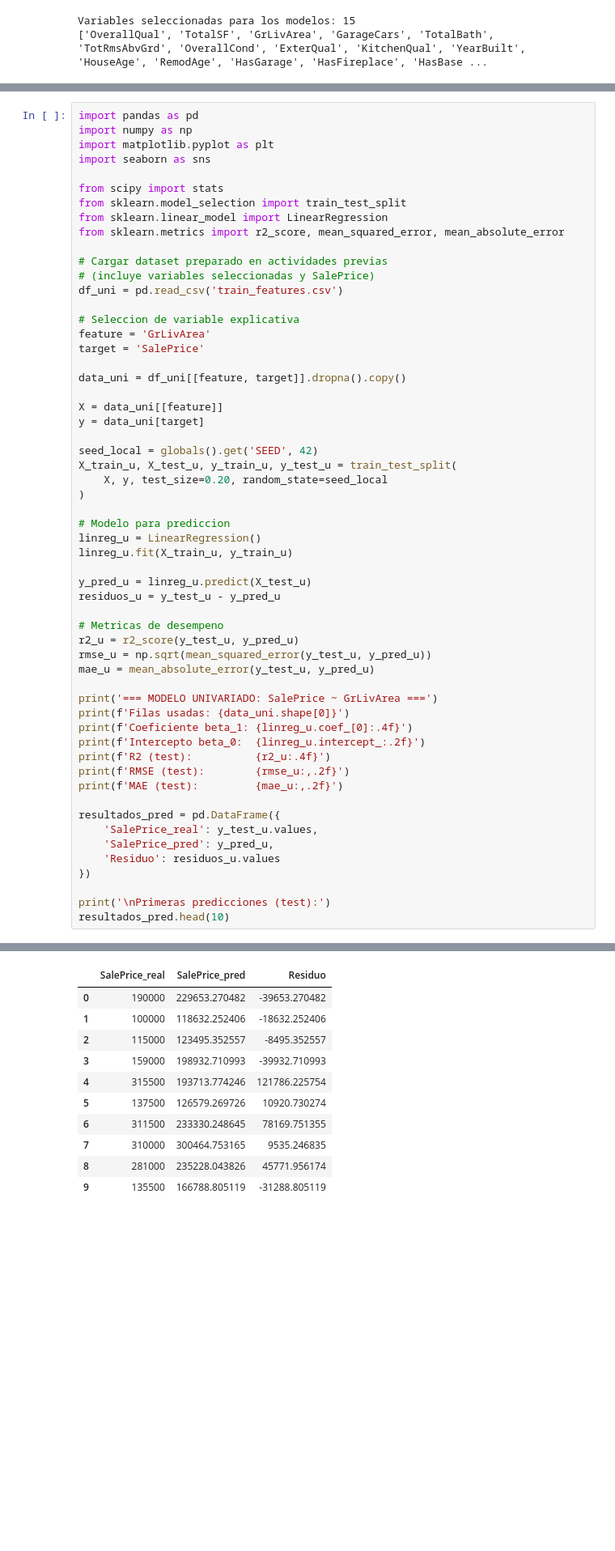
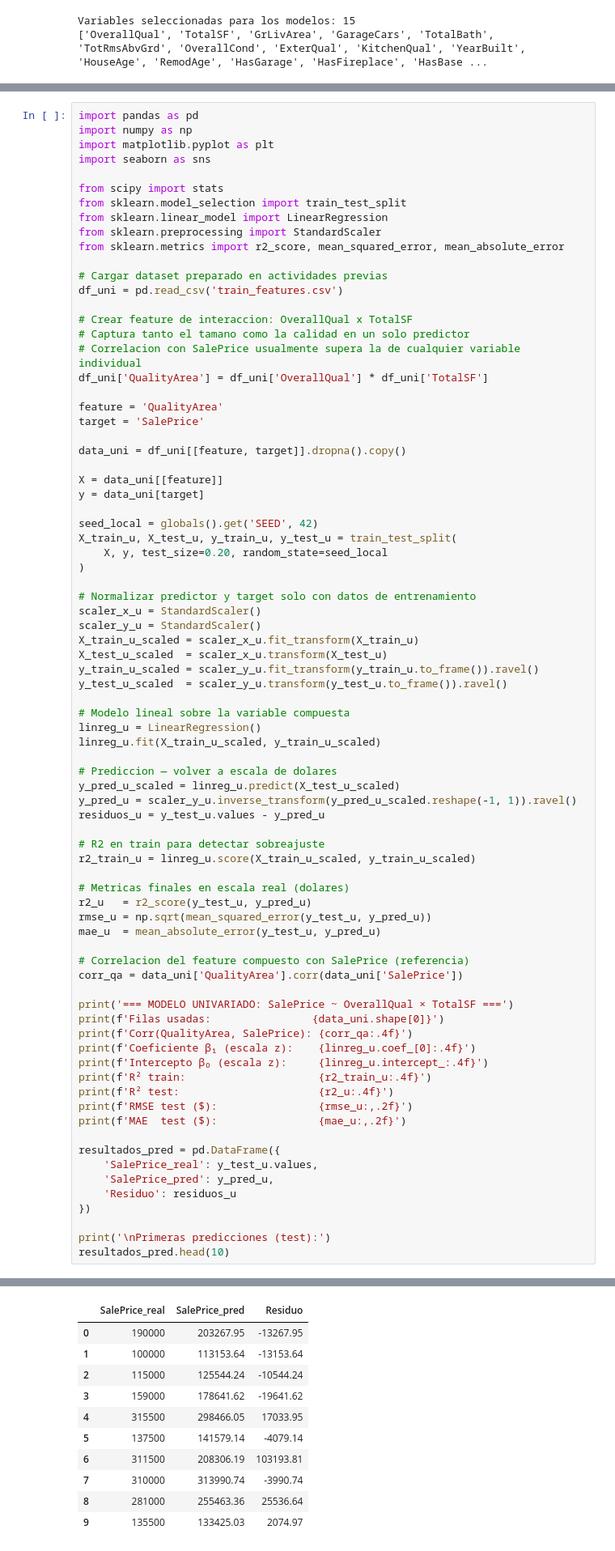
Before and after one commit to erickguerra2/MD-LAB03, a Jupyter notebook: main.ipynb, the cells around one changed output, grey strips where cells are left out. Shown at 81% size. Drawn from its saved outputs; the diff is of its cells as text; blank space fills up the shorter version.

```diff
--- a/main.ipynb
+++ b/main.ipynb
@@ -799,14 +807,18 @@ import seaborn as sns
 from scipy import stats
 from sklearn.model_selection import train_test_split
 from sklearn.linear_model import LinearRegression
+from sklearn.preprocessing import StandardScaler
 from sklearn.metrics import r2_score, mean_squared_error, mean_absolute_error
 
 # Cargar dataset preparado en actividades previas
-# (incluye variables seleccionadas y SalePrice)
 df_uni = pd.read_csv('train_features.csv')
 
-# Seleccion de variable explicativa
-feature = 'GrLivArea'
+# Crear feature de interaccion: OverallQual x TotalSF
+# Captura tanto el tamano como la calidad en un solo predictor
+# Correlacion con SalePrice usualmente supera la de cualquier variable individual
+df_uni['QualityArea'] = df_uni['OverallQual'] * df_uni['TotalSF']
+
+feature = 'QualityArea'
 target = 'SalePrice'
 
 data_uni = df_uni[[feature, target]].dropna().copy()
@@ -819,30 +831,48 @@ X_train_u, X_test_u, y_train_u, y_test_u = train_test_split(
     X, y, test_size=0.20, random_state=seed_local
 )
 
-# Modelo para prediccion
+# Normalizar predictor y target solo con datos de entrenamiento
+scaler_x_u = StandardScaler()
+scaler_y_u = StandardScaler()
+X_train_u_scaled = scaler_x_u.fit_transform(X_train_u)
+X_test_u_scaled  = scaler_x_u.transform(X_test_u)
+y_train_u_scaled = scaler_y_u.fit_transform(y_train_u.to_frame()).ravel()
+y_test_u_scaled  = scaler_y_u.transform(y_test_u.to_frame()).ravel()
+
+# Modelo lineal sobre la variable compuesta
 linreg_u = LinearRegression()
-linreg_u.fit(X_train_u, y_train_u)
+linreg_u.fit(X_train_u_scaled, y_train_u_scaled)
 
-y_pred_u = linreg_u.predict(X_test_u)
-residuos_u = y_test_u - y_pred_u
+# Prediccion — volver a escala de dolares
+y_pred_u_scaled = linreg_u.predict(X_test_u_scaled)
+y_pred_u = scaler_y_u.inverse_transform(y_pred_u_scaled.reshape(-1, 1)).ravel()
+residuos_u = y_test_u.values - y_pred_u
 
-# Metricas de desempeno
-r2_u = r2_score(y_test_u, y_pred_u)
+# R2 en train para detectar sobreajuste
+r2_train_u = linreg_u.score(X_train_u_scaled, y_train_u_scaled)
+
+# Metricas finales en escala real (dolares)
+r2_u   = r2_score(y_test_u, y_pred_u)
 rmse_u = np.sqrt(mean_squared_error(y_test_u, y_pred_u))
-mae_u = mean_absolute_error(y_test_u, y_pred_u)
+mae_u  = mean_absolute_error(y_test_u, y_pred_u)
 
-print('=== MODELO UNIVARIADO: SalePrice ~ GrLivArea ===')
-print(f'Filas usadas: {data_uni.shape[0]}')
-print(f'Coeficiente beta_1: {linreg_u.coef_[0]:.4f}')
-print(f'Intercepto beta_0:  {linreg_u.intercept_:.2f}')
-print(f'R2 (test):          {r2_u:.4f}')
-print(f'RMSE (test):        {rmse_u:,.2f}')
-print(f'MAE (test):         {mae_u:,.2f}')
+# Correlacion del feature compuesto con SalePrice (referencia)
+corr_qa = data_uni['QualityArea'].corr(data_uni['SalePrice'])
+
+print('=== MODELO UNIVARIADO: SalePrice ~ OverallQual × TotalSF ===')
+print(f'Filas usadas:                {data_uni.shape[0]}')
+print(f'Corr(QualityArea, SalePrice): {corr_qa:.4f}')
+print(f'Coeficiente β₁ (escala z):    {linreg_u.coef_[0]:.4f}')
+print(f'Intercepto β₀ (escala z):     {linreg_u.intercept_:.4f}')
+print(f'R² train:                     {r2_train_u:.4f}')
+print(f'R² test:                      {r2_u:.4f}')
+print(f'RMSE test ($):                {rmse_u:,.2f}')
+print(f'MAE  test ($):                {mae_u:,.2f}')
 
 resultados_pred = pd.DataFrame({
     'SalePrice_real': y_test_u.values,
     'SalePrice_pred': y_pred_u,
-    'Residuo': residuos_u.values
+    'Residuo': residuos_u
 })
 
 print('\nPrimeras predicciones (test):')
@@ -858,13 +890,13 @@ MAE (test):         37,694.28
 
 Primeras predicciones (test):
 |  | SalePrice_real | SalePrice_pred | Residuo |
-| 0 | 190000 | 229653.270482 | -39653.270482 |
-| 1 | 100000 | 118632.252406 | -18632.252406 |
-| 2 | 115000 | 123495.352557 | -8495.352557 |
-| 3 | 159000 | 198932.710993 | -39932.710993 |
-| 4 | 315500 | 193713.774246 | 121786.225754 |
-| 5 | 137500 | 126579.269726 | 10920.730274 |
-| 6 | 311500 | 233330.248645 | 78169.751355 |
-| 7 | 310000 | 300464.753165 | 9535.246835 |
-| 8 | 281000 | 235228.043826 | 45771.956174 |
-| 9 | 135500 | 166788.805119 | -31288.805119 |
+| 0 | 190000 | 203267.95 | -13267.95 |
+| 1 | 100000 | 113153.64 | -13153.64 |
+| 2 | 115000 | 125544.24 | -10544.24 |
+| 3 | 159000 | 178641.62 | -19641.62 |
+| 4 | 315500 | 298466.05 | 17033.95 |
+| 5 | 137500 | 141579.14 | -4079.14 |
+| 6 | 311500 | 208306.19 | 103193.81 |
+| 7 | 310000 | 313990.74 | -3990.74 |
+| 8 | 281000 | 255463.36 | 25536.64 |
+| 9 | 135500 | 133425.03 | 2074.97 |
```
Also changed, not shown: parts of 20 cells of this notebook, 1 other file.
